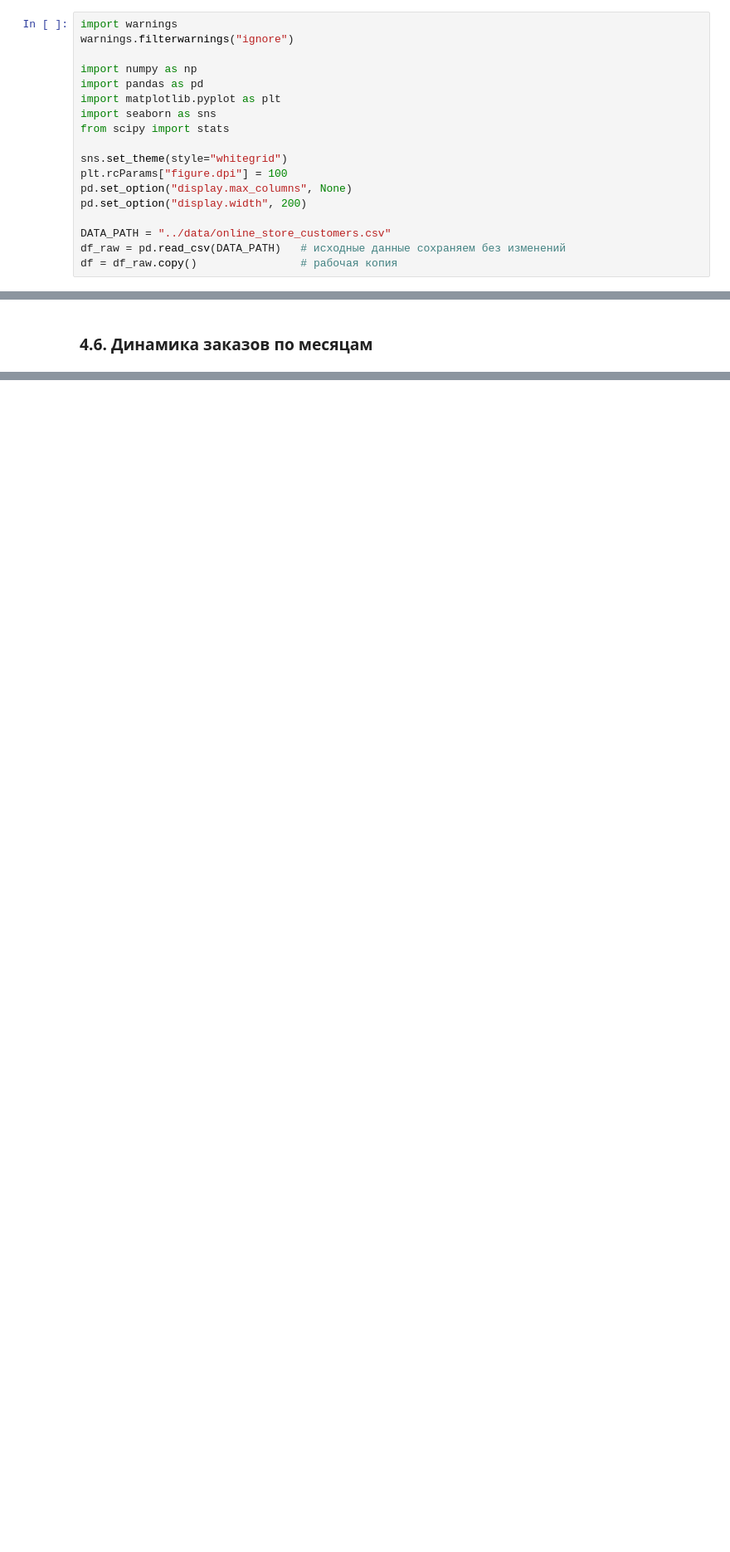
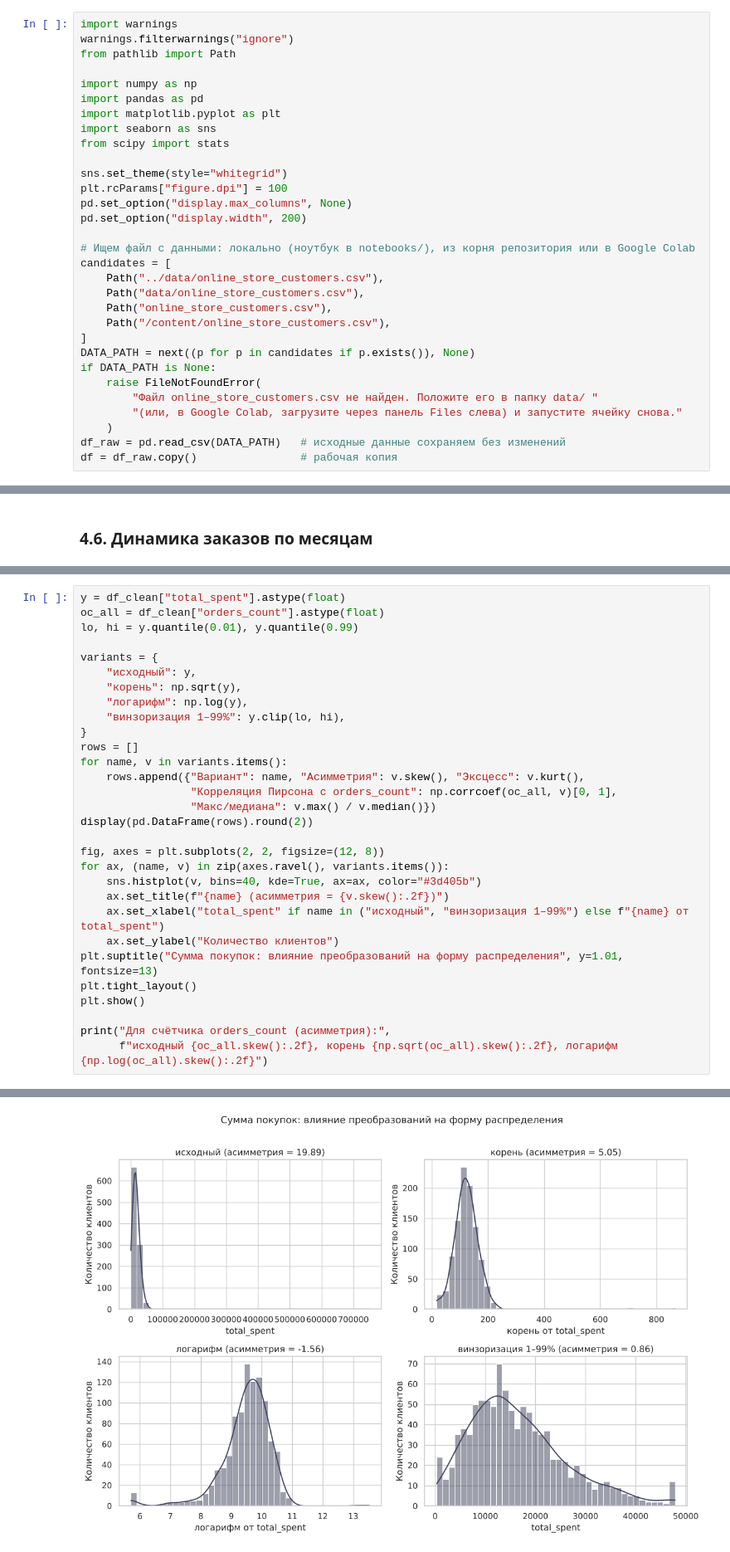
Before and after one commit to Askerah/Lab1_Int, a Jupyter notebook: notebooks/01_data_understanding.ipynb, the cells around one changed output, grey strips where cells are left out. Shown at 83% size. Saved outputs shown, nothing was run; the diff lists cells and outputs as text; blank space fills up the shorter version.

```diff
--- a/notebooks/01_data_understanding.ipynb
+++ b/notebooks/01_data_understanding.ipynb
@@ -23,6 +23,7 @@
 # %%
 import warnings
 warnings.filterwarnings("ignore")
+from pathlib import Path
 
 import numpy as np
 import pandas as pd
@@ -35,7 +36,19 @@ plt.rcParams["figure.dpi"] = 100
 pd.set_option("display.max_columns", None)
 pd.set_option("display.width", 200)
 
-DATA_PATH = "../data/online_store_customers.csv"
+# Ищем файл с данными: локально (ноутбук в notebooks/), из корня репозитория или в Google Colab
+candidates = [
+    Path("../data/online_store_customers.csv"),
+    Path("data/online_store_customers.csv"),
+    Path("online_store_customers.csv"),
+    Path("/content/online_store_customers.csv"),
+]
+DATA_PATH = next((p for p in candidates if p.exists()), None)
+if DATA_PATH is None:
+    raise FileNotFoundError(
+        "Файл online_store_customers.csv не найден. Положите его в папку data/ "
+        "(или, в Google Colab, загрузите через панель Files слева) и запустите ячейку снова."
+    )
 df_raw = pd.read_csv(DATA_PATH)   # исходные данные сохраняем без изменений
 df = df_raw.copy()                # рабочая копия
 # %%
@@ -696,0 +946,31 @@ payment_method    хи-квадрат p = 0.803
+# %%
+y = df_clean["total_spent"].astype(float)
+oc_all = df_clean["orders_count"].astype(float)
+lo, hi = y.quantile(0.01), y.quantile(0.99)
+
+variants = {
+    "исходный": y,
+    "корень": np.sqrt(y),
+    "логарифм": np.log(y),
+    "винзоризация 1–99%": y.clip(lo, hi),
+}
+rows = []
+for name, v in variants.items():
+    rows.append({"Вариант": name, "Асимметрия": v.skew(), "Эксцесс": v.kurt(),
+                 "Корреляция Пирсона с orders_count": np.corrcoef(oc_all, v)[0, 1],
+                 "Макс/медиана": v.max() / v.median()})
+display(pd.DataFrame(rows).round(2))
+
+fig, axes = plt.subplots(2, 2, figsize=(12, 8))
+for ax, (name, v) in zip(axes.ravel(), variants.items()):
+    sns.histplot(v, bins=40, kde=True, ax=ax, color="#3d405b")
+    ax.set_title(f"{name} (асимметрия = {v.skew():.2f})")
+    ax.set_xlabel("total_spent" if name in ("исходный", "винзоризация 1–99%") else f"{name} от total_spent")
+    ax.set_ylabel("Количество клиентов")
+plt.suptitle("Сумма покупок: влияние преобразований на форму распределения", y=1.01, fontsize=13)
+plt.tight_layout()
+plt.show()
+
+print("Для счётчика orders_count (асимметрия):",
+      f"исходный {oc_all.skew():.2f}, корень {np.sqrt(oc_all).skew():.2f}, логарифм {np.log(oc_all).skew():.2f}")
+# %% [output]
@@ -696,0 +982 @@ payment_method    хи-квадрат p = 0.803
+[figure, added]
```
Also changed, not shown: parts of 29 cells of this notebook, 1 other file.
